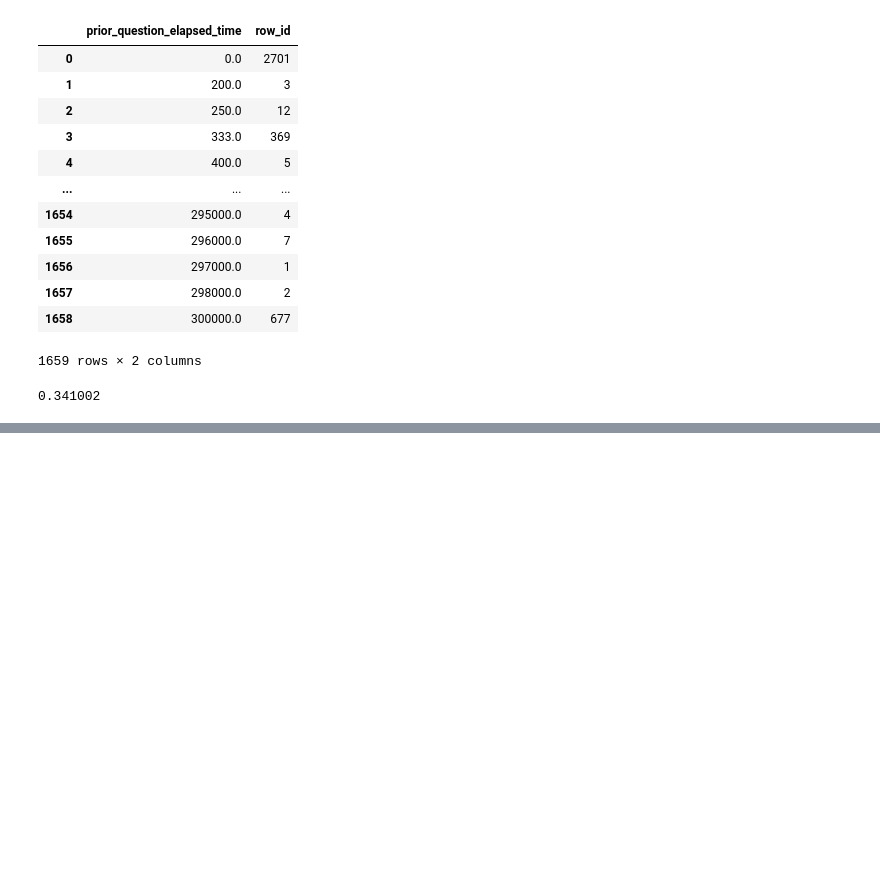
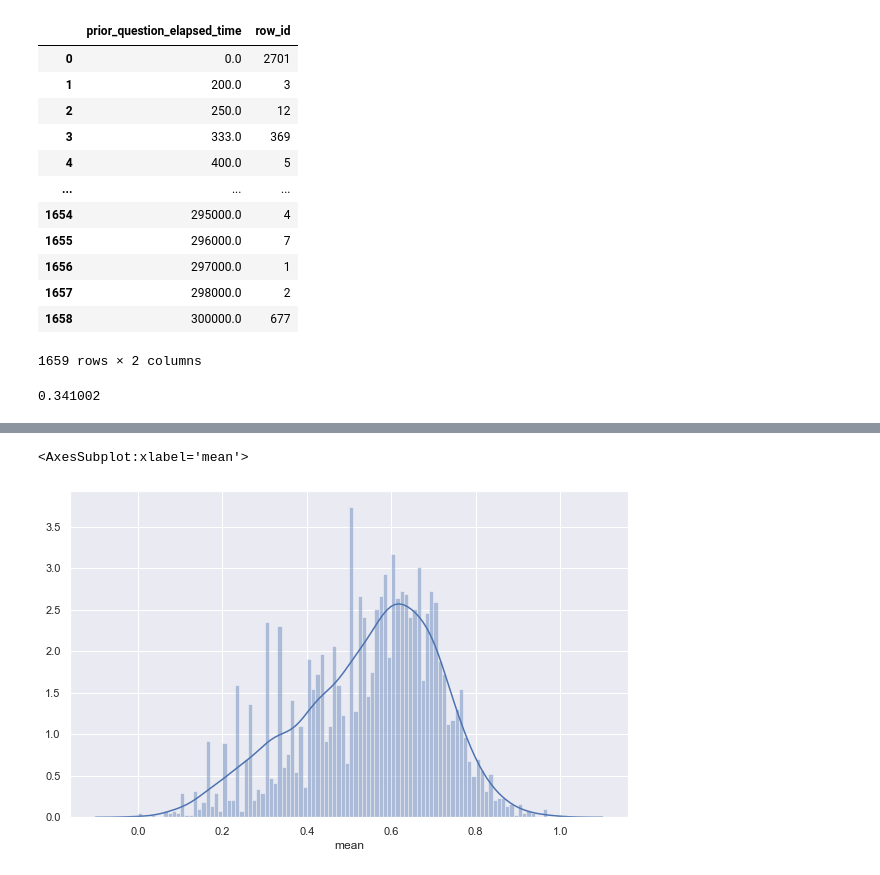
Before and after one commit to Asher-zsz/Kaggle-riiid-test-answer-prediction, a Jupyter notebook: EDA.ipynb, the cells around one changed output, grey strips where cells are left out. Drawn from its saved outputs; the diff is of its cells as text; code cells hidden in the pictures; blank space fills up the shorter version.

Commit message:
add answered_correctly mean std

```diff
--- a/EDA.ipynb
+++ b/EDA.ipynb
@@ -252,0 +363,4 @@ e[0]/len(train)
+# %%
+train_questions=train[train['content_type_id']==0]
+df2 = train_questions.groupby(['user_id'])['answered_correctly'].agg([np.mean,np.std]).reset_index()
+df2.sort_values(by='mean')
@@ -252,0 +381,8 @@ e[0]/len(train)
+# %%
+sns.set()
+plt.figure(figsize=(10,6))
+sns.distplot(df2['mean'],bins=100)
+# df2['mean'].plot.density()
+# %% [output]
+<AxesSubplot:xlabel='mean'>
+[figure, added]
```
Also changed, not shown: parts of 20 cells of this notebook.
